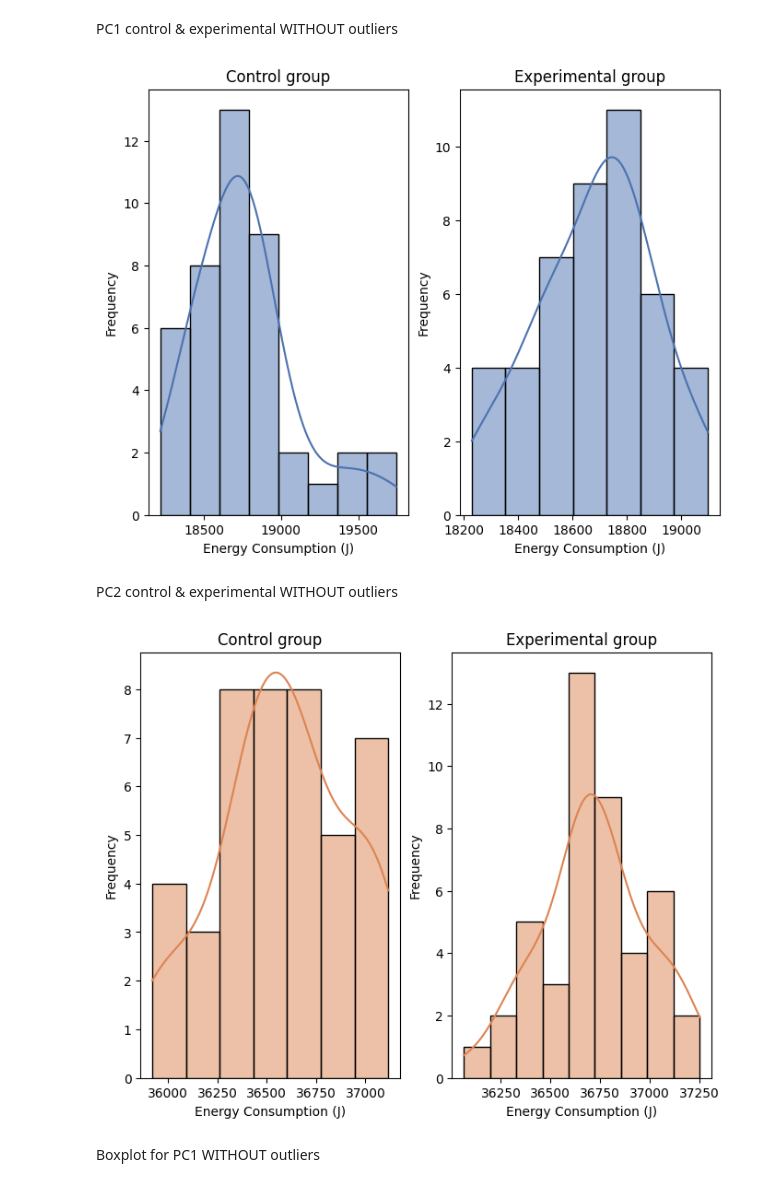
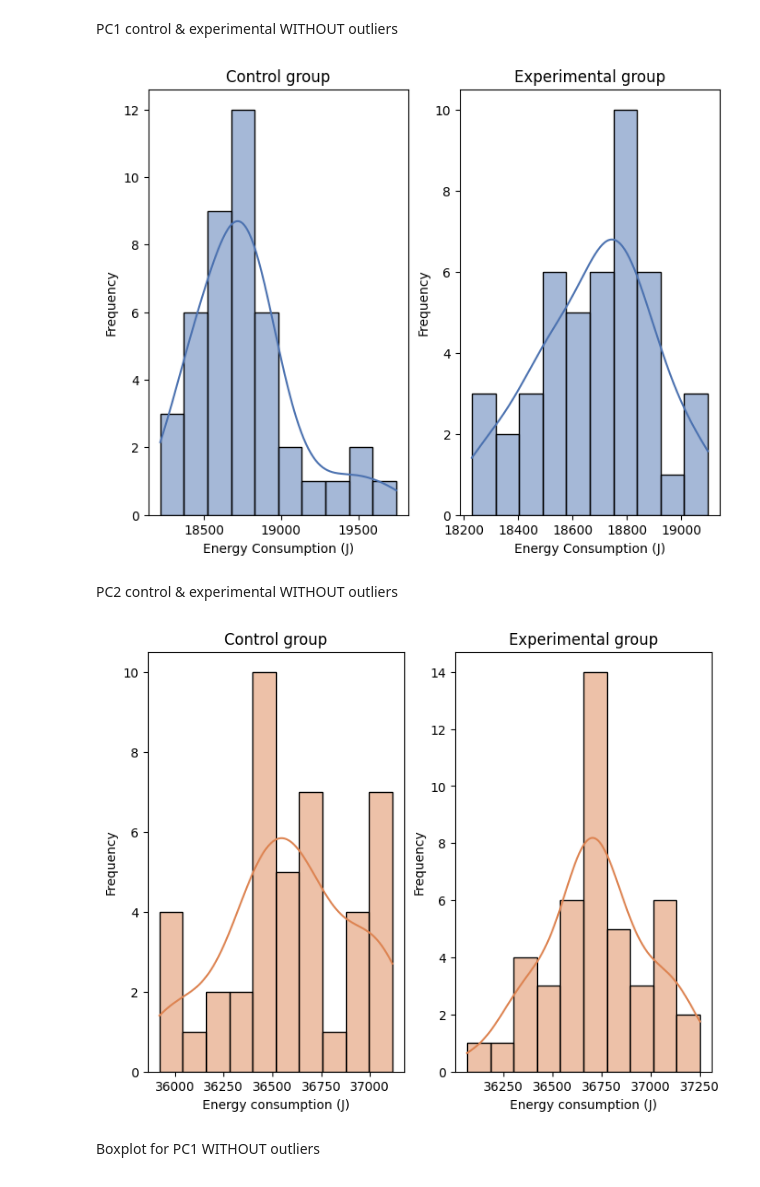
Before and after one commit to Flavio8699/ms-thesis-replication-package, a Jupyter notebook: replication-package-RQ3/Efficiency/efficiency-analysis.ipynb, the cells around one changed output. Saved outputs shown, nothing was run; the diff lists cells and outputs as text; code cells hidden in the pictures.

```diff
--- a/replication-package-RQ3/Efficiency/efficiency-analysis.ipynb
+++ b/replication-package-RQ3/Efficiency/efficiency-analysis.ipynb
@@ -292,43 +322,45 @@ PC1 control & experimental WITHOUT outliers
 plt.figure(figsize=(8, 6))
 
 plt.subplot(1, 2, 1)
-#pc1_hist_c = pc1_no_outliers_c['cicd_server_joules_consumption'].hist(figsize=(6,6), color=colors[0])
-sns.histplot(pc1_no_outliers_c['cicd_server_joules_consumption'], color=colors[0], kde=True)
+sns.histplot(pc1_no_outliers_c['cicd_server_joules_consumption'],
+             color=colors[0], kde=True, bins=10)
 plt.xlabel('Energy Consumption (J)')
 plt.ylabel('Frequency')
 plt.title('Control group')
 
 plt.subplot(1, 2, 2)
-#pc1_hist_e = pc1_no_outliers_e['cicd_server_joules_consumption'].hist(figsize=(6,6), color=colors[0])
-sns.histplot(pc1_no_outliers_e['cicd_server_joules_consumption'], color=colors[0], kde=True)
+sns.histplot(pc1_no_outliers_e['cicd_server_joules_consumption'],
+             color=colors[0], kde=True, bins=10)
 plt.xlabel('Energy Consumption (J)')
 plt.ylabel('Frequency')
 plt.title('Experimental group')
 
+plt.savefig(f'pnode-1-hist-without-outliers.pdf', dpi=300)
 plt.show()
 # %% [output]
-[figure, old version]
+[figure, new version]
 # %% [markdown]
 PC2 control & experimental WITHOUT outliers
 # %%
 plt.figure(figsize=(8, 6))
 
 plt.subplot(1, 2, 1)
-#pc2_hist_c = pc2_no_outliers_c['cicd_server_joules_consumption'].hist(figsize=(6,6), color=colors[0])
-sns.histplot(pc2_no_outliers_c['cicd_server_joules_consumption'], color=colors[1], kde=True)
-plt.xlabel('Energy Consumption (J)')
+sns.histplot(pc2_no_outliers_c['cicd_server_joules_consumption'],
+             color=colors[1], kde=True, bins=10)
+plt.xlabel('Energy consumption (J)')
 plt.ylabel('Frequency')
 plt.title('Control group')
 
 plt.subplot(1, 2, 2)
-#pc2_hist_e = pc2_no_outliers_e['cicd_server_joules_consumption'].hist(figsize=(6,6), color=colors[0])
-sns.histplot(pc2_no_outliers_e['cicd_server_joules_consumption'], color=colors[1], kde=True)
-plt.xlabel('Energy Consumption (J)')
+sns.histplot(pc2_no_outliers_e['cicd_server_joules_consumption'],
+             color=colors[1], kde=True, bins=10)
+plt.xlabel('Energy consumption (J)')
 plt.ylabel('Frequency')
 plt.title('Experimental group')
 
+plt.savefig(f'pnode-2-hist-without-outliers.pdf', dpi=300)
 plt.show()
 # %% [output]
-[figure, old version]
+[figure, new version]
 # %% [markdown]
 Boxplot for PC1 WITHOUT outliers
```
Also changed, not shown: parts of 11 cells of this notebook.
